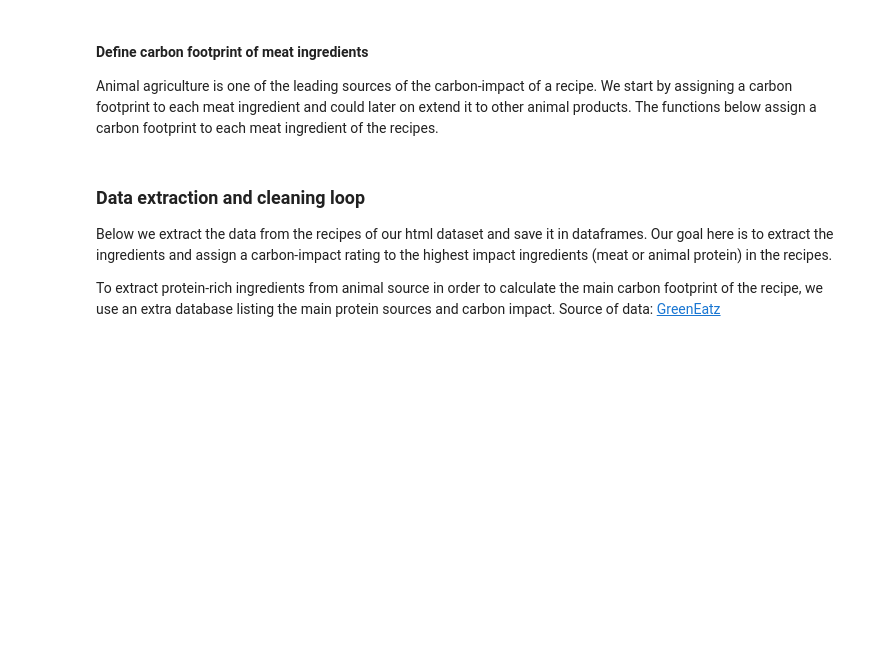
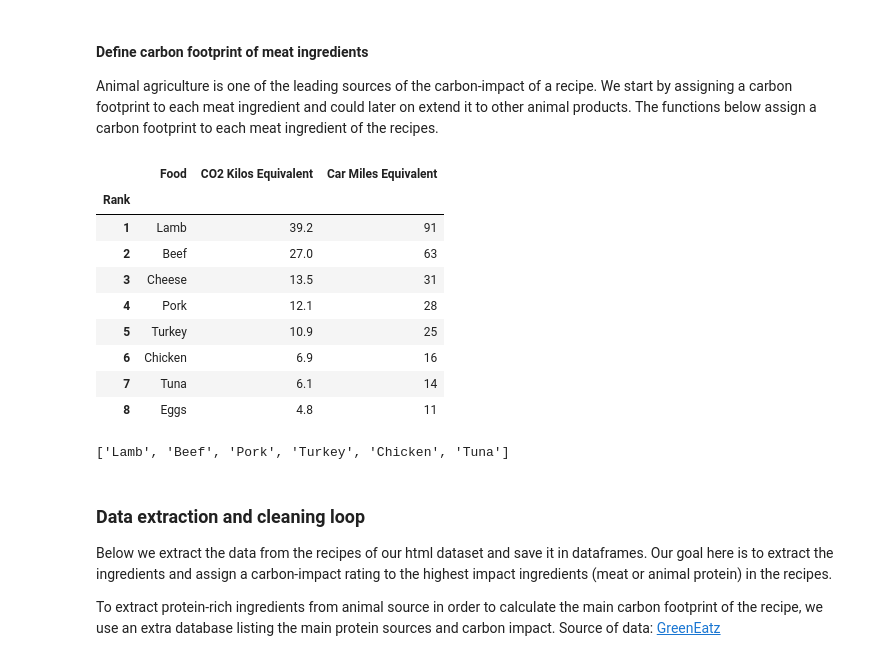
Before and after one commit to chloerDXN/lovelace-project, a Jupyter notebook: meet_the_meat.ipynb, the cells around one changed output. Drawn from its saved outputs; the diff is of its cells as text; code cells hidden in the pictures; blank space fills up the shorter version.

```diff
--- a/meet_the_meat.ipynb
+++ b/meet_the_meat.ipynb
@@ -260,3 +306,24 @@ def get_ingredients(ingredient_wrappers):
 #### Define carbon footprint of meat ingredients
 Animal agriculture is one of the leading sources of the carbon-impact of a recipe. We start by assigning a carbon footprint to each meat ingredient and could later on extend it to other animal products.
 The functions below assign a carbon footprint to each meat ingredient of the recipes.
+# %%
+#Load data from xls file
+carbon_footprint = pd.read_excel('data/carbon_footprint_protein.xls', sheet_name='meat_dairy_eggs', index_col=0)
+carbon_footprint
+# %% [output]
+|  | Food | CO2 Kilos Equivalent | Car Miles Equivalent |
+| Rank |  |  |  |
+| 1 | Lamb | 39.2 | 91 |
+| 2 | Beef | 27.0 | 63 |
+| 3 | Cheese | 13.5 | 31 |
+| 4 | Pork | 12.1 | 28 |
+| 5 | Turkey | 10.9 | 25 |
+| 6 | Chicken | 6.9 | 16 |
+| 7 | Tuna | 6.1 | 14 |
+| 8 | Eggs | 4.8 | 11 |
+# %%
+#List of meat ingredients
+meat_products = carbon_footprint['Food'].tolist()
+protein
+# %% [output]
+['Lamb', 'Beef', 'Pork', 'Turkey', 'Chicken', 'Tuna']
```
Also changed, not shown: parts of 7 cells of this notebook, 2 other files.
